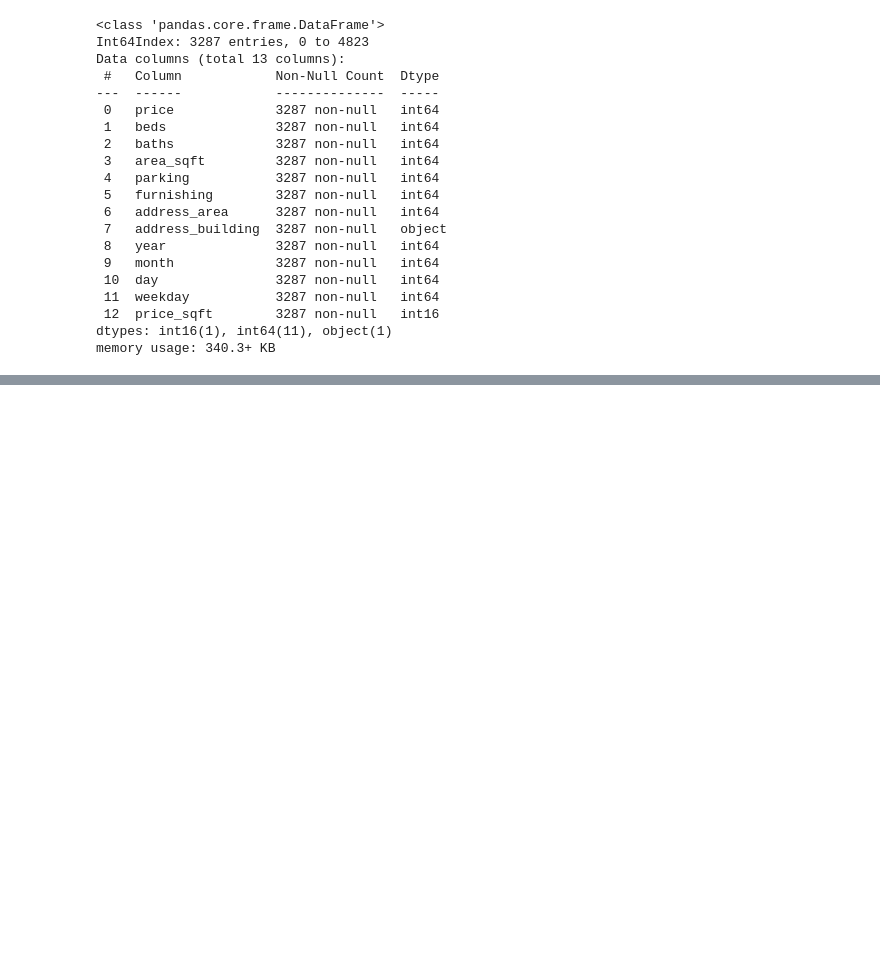
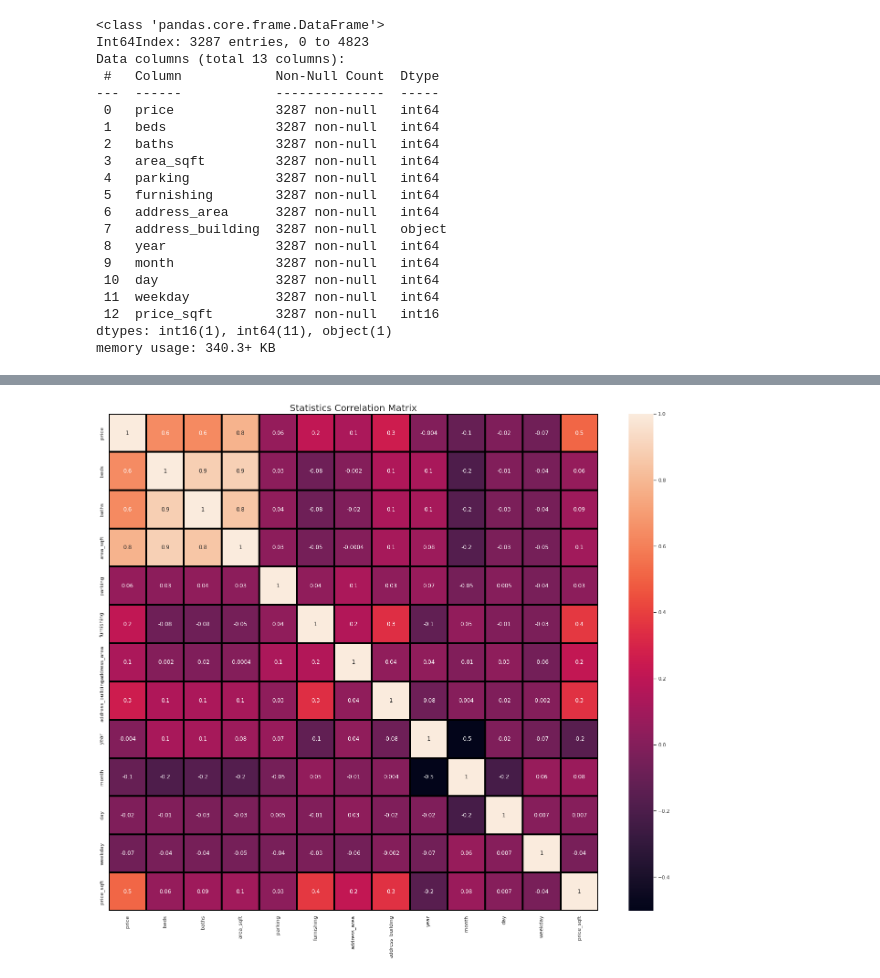
Before and after one commit to imeleges/REMA_Dubai, a Jupyter notebook: bayut_dubai_difc_downtown.ipynb, the cells around one changed output, grey strips where cells are left out. Saved outputs shown, nothing was run; the diff lists cells and outputs as text; code cells hidden in the pictures; blank space fills up the shorter version.

Commit message:
Added Correlation Matrix and Label Encoder

```diff
--- a/bayut_dubai_difc_downtown.ipynb
+++ b/bayut_dubai_difc_downtown.ipynb
@@ -700,0 +716,5 @@ memory usage: 340.3+ KB
+# %%
+label = preprocessing.LabelEncoder()
+# %%
+data_ml['address_building']= label.fit_transform(data_ml['address_building'])
+# print(data_ml['address_building'].unique())
@@ -700,0 +738,7 @@ memory usage: 340.3+ KB
+# %%
+plt.figure(figsize=(24,20))
+sns.heatmap(data_ml.corr(), annot=True, fmt='.01g', linewidths=3, linecolor='black')
+plt.title('Statistics Correlation Matrix', fontsize=20)
+plt.show()
+# %% [output]
+[figure, added]
```
Also changed, not shown: parts of 11 cells of this notebook.
